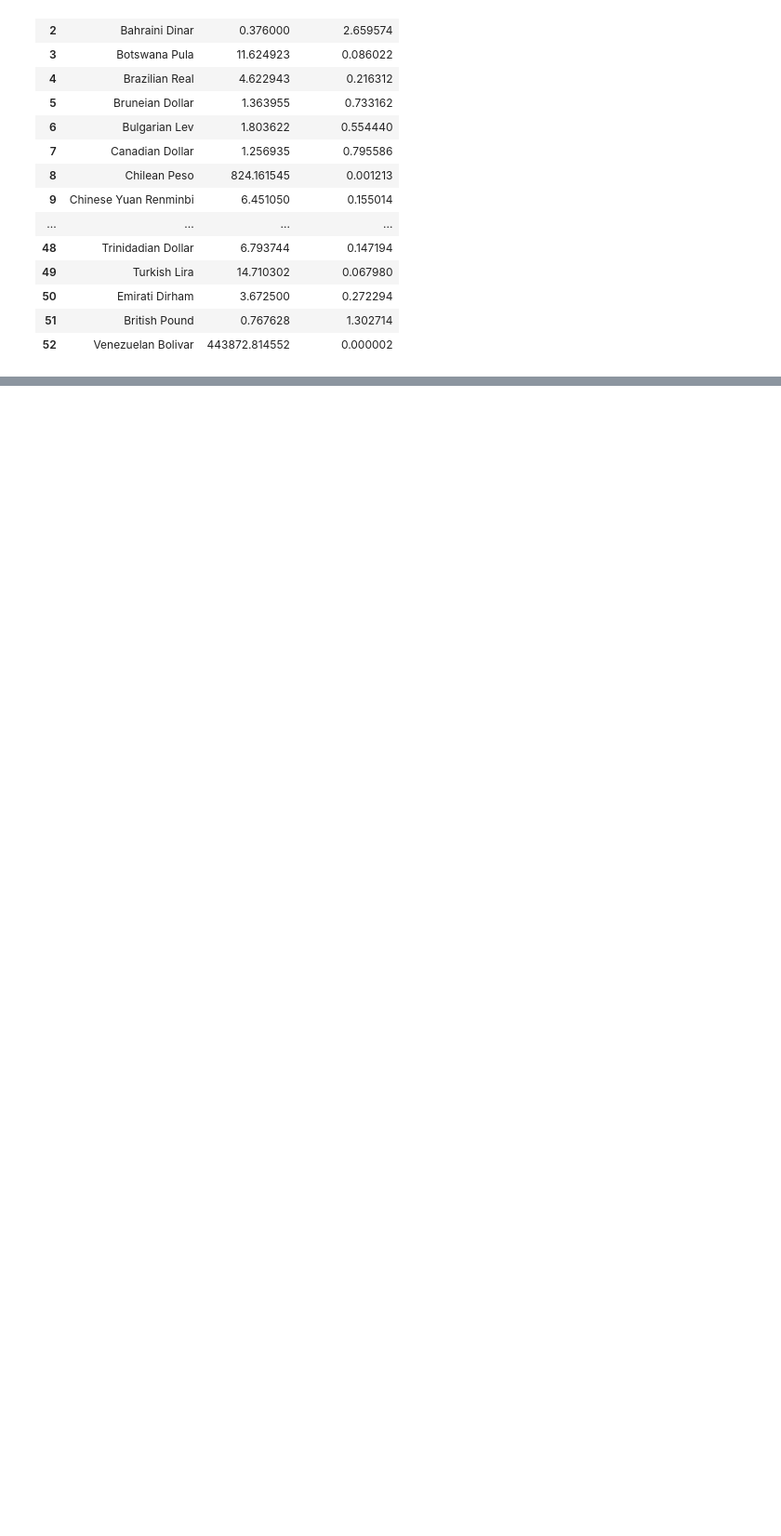
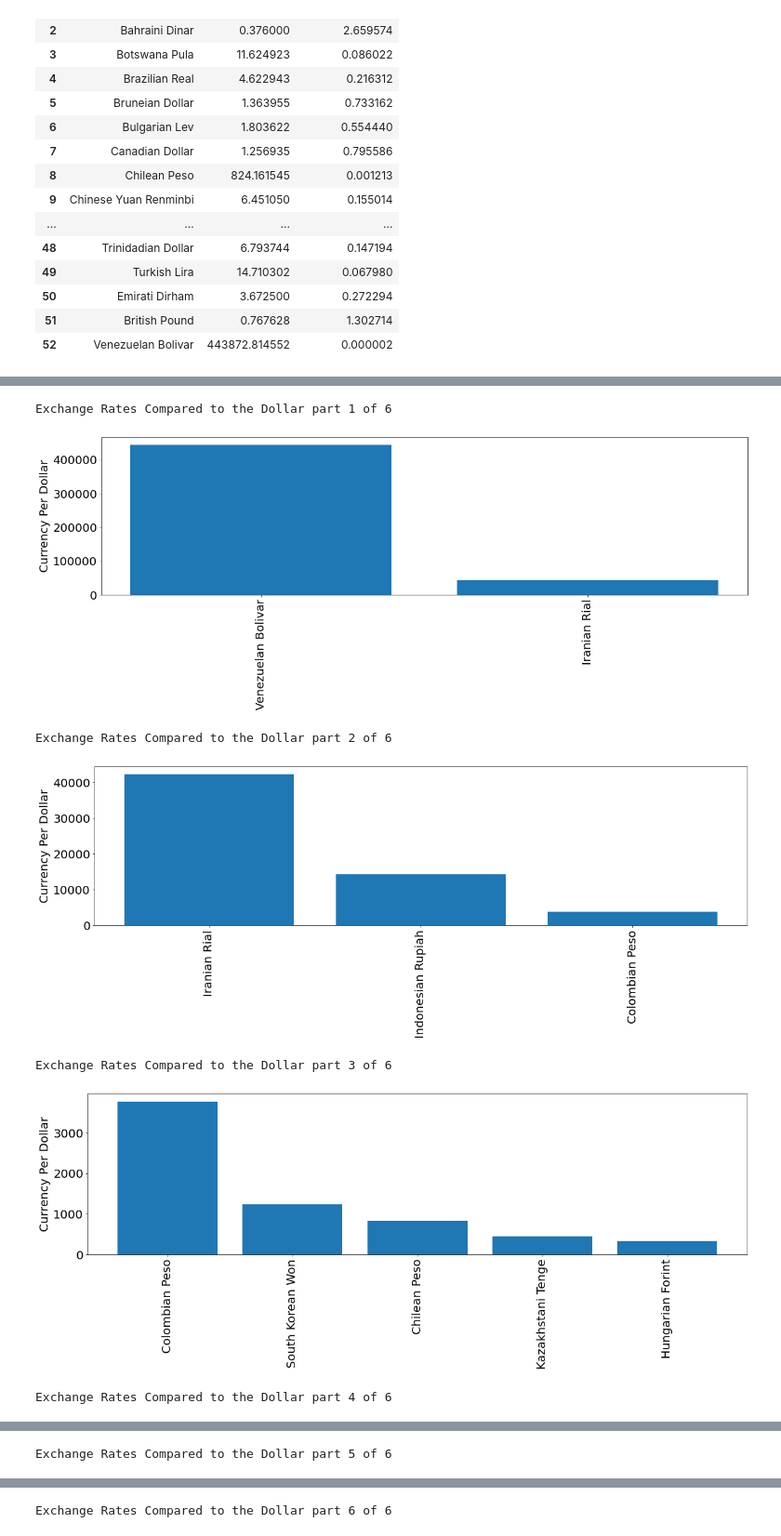
Before and after one commit to sashort/CSC221-sashort-GroupProject, a Jupyter notebook: CSC221-sashort-GroupProject.ipynb, the cells around one changed output, grey strips where cells are left out. Shown: that part at 93% size. Saved outputs shown, nothing was run; the diff lists cells and outputs as text; code cells hidden in the pictures; blank space fills up the shorter version.

```diff
--- a/CSC221-sashort-GroupProject.ipynb
+++ b/CSC221-sashort-GroupProject.ipynb
@@ -256,0 +160,35 @@ Inverse Exchange Rate - 1 Unit of Currency Yield This Many Dollars, part 4 of 4
+# %%
+# Standard Import
+
+import numpy as np
+from matplotlib import pyplot as plt
+
+# Setting up the figure
+
+x_size = 20
+y_size = 5
+
+plt.rc('xtick', labelsize=20)
+plt.rc('ytick', labelsize=20)
+plt.rc('axes', labelsize=20)
+#plt.rc('figure', titlesize=60)
+
+# Would have greatly preferred to use subplots, but I had trouble with them displaying correctly.
+
+for index in range(len(magnitude_index)-1):
+    fig = plt.figure(figsize=(x_size, y_size))
+    #plt.title("Exchange Rates Compared to the Dollar part " + str(index+1) + " of " + str(len(magnitude_index)-1))
+    num_curr = magnitude_index[index+1]-magnitude_index[index]+1
+    plt.bar(range(num_curr), df.loc[magnitude_index[index]:magnitude_index[index+1]]['Exchange_Rate'])
+    plt.xticks(range(num_curr), df.loc[magnitude_index[index]:magnitude_index[index+1]]['Currency_Name'], rotation=90)
+    plt.ylabel('Currency Per Dollar')
+    print("Exchange Rates Compared to the Dollar part", index+1, "of", len(magnitude_index)-1)
+    plt.show()
+# %% [output]
+Exchange Rates Compared to the Dollar part 1 of 6
+[figure, added]
+Exchange Rates Compared to the Dollar part 2 of 6
+[figure, added]
+Exchange Rates Compared to the Dollar part 3 of 6
+[figure, added]
+Exchange Rates Compared to the Dollar part 4 of 6
@@ -256,0 +196 @@ Inverse Exchange Rate - 1 Unit of Currency Yield This Many Dollars, part 4 of 4
+Exchange Rates Compared to the Dollar part 5 of 6
@@ -256,0 +198 @@ Inverse Exchange Rate - 1 Unit of Currency Yield This Many Dollars, part 4 of 4
+Exchange Rates Compared to the Dollar part 6 of 6
```
Also changed, not shown: parts of 12 cells of this notebook.
